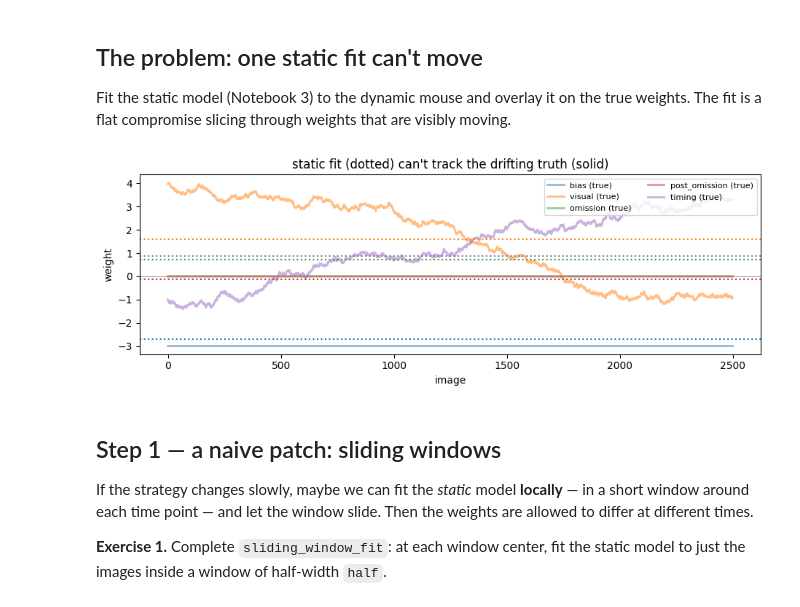
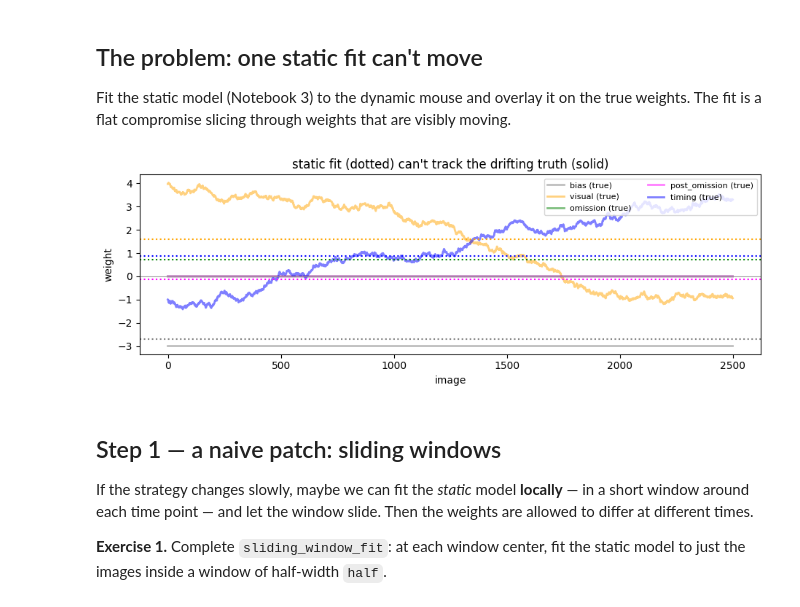
Before and after one commit to stootoon/swc-en-2026, a Jupyter notebook: behaviour/notebooks/07_dynamic_model_solutions.ipynb, the cells around one changed output. Saved outputs shown, nothing was run; the diff lists cells and outputs as text; code cells hidden in the pictures.

```diff
--- a/behaviour/notebooks/07_dynamic_model_solutions.ipynb
+++ b/behaviour/notebooks/07_dynamic_model_solutions.ipynb
@@ -48,12 +48,12 @@ moving.
 # %%
 w_static = sb.fit_static(X, y)
 sb.plotting.plot_weights(true_weights=dyn.true_weights, col_names=cols)
-for k in range(K):
-    plt.axhline(w_static[k], color=plt.cm.tab10(k), ls=":", lw=1.5)
+for k, name in enumerate(cols):
+    plt.axhline(w_static[k], color=sb.WEIGHT_COLORS[name], ls=":", lw=1.5)
 plt.title("static fit (dotted) can't track the drifting truth (solid)")
 plt.show()
 # %% [output]
-[figure, old version]
+[figure, new version]
 # %% [markdown]
 ## Step 1 — a naive patch: sliding windows
 
```
Also changed, not shown: parts of 3 cells of this notebook, 30 other files.
